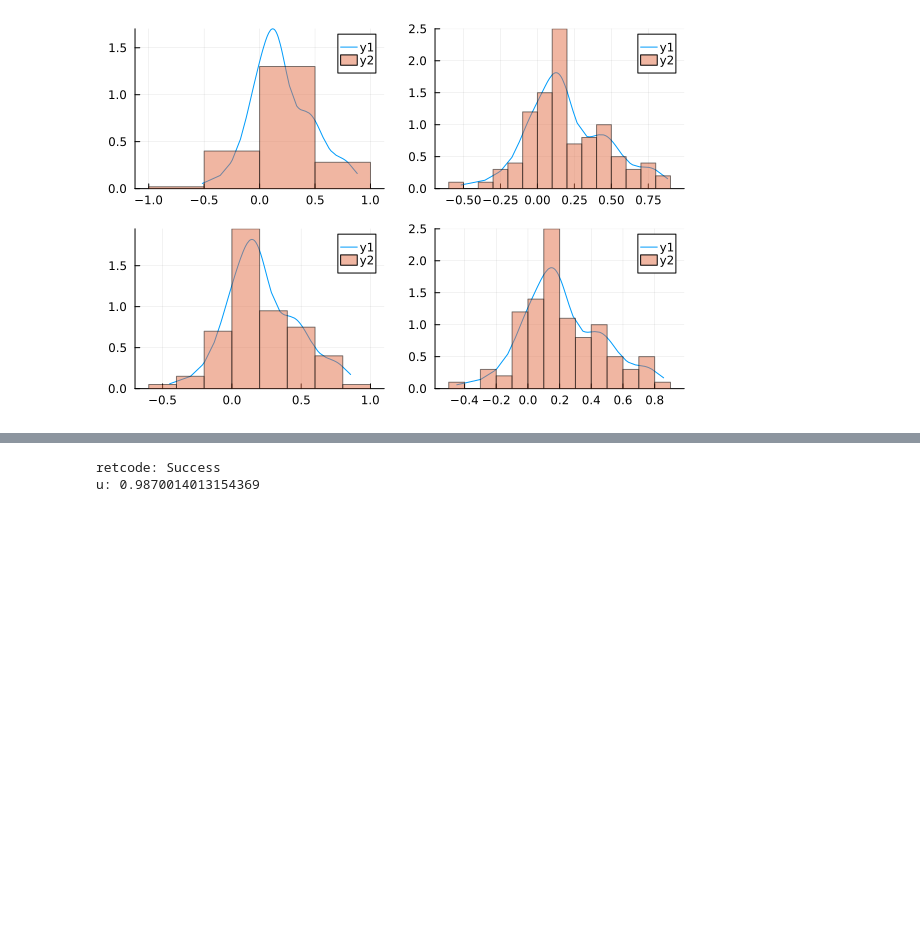
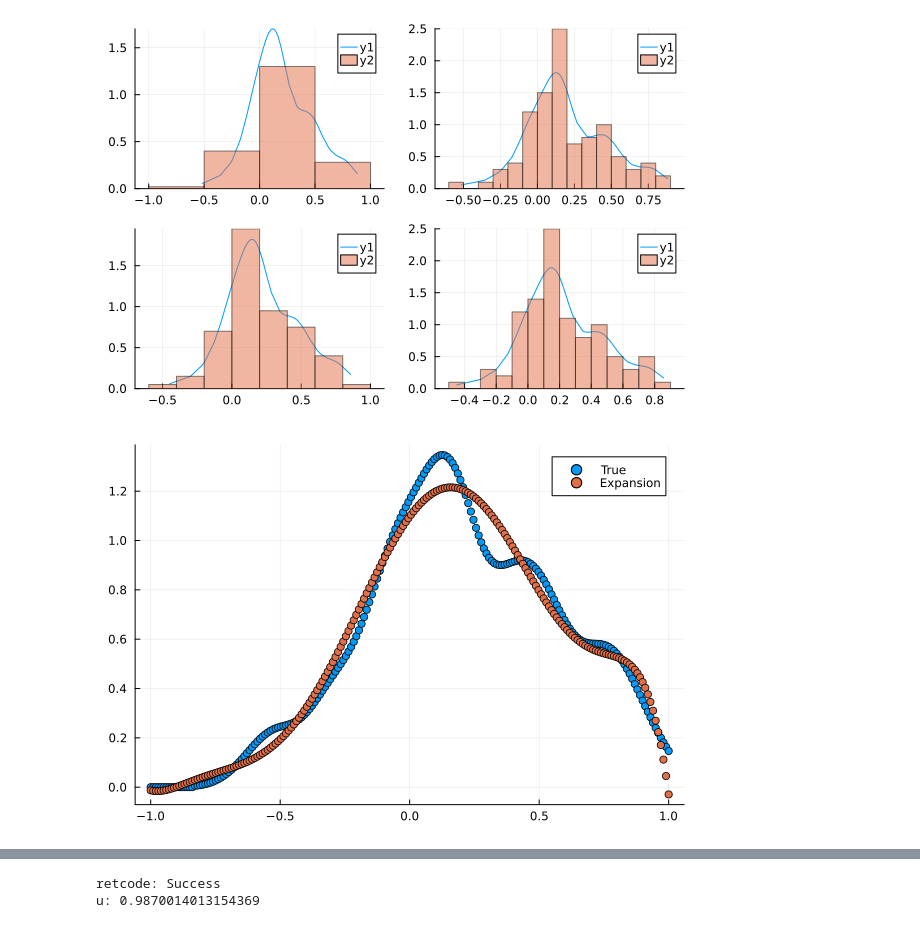
Before and after one commit to jmoo2880/QuantumInspiredML, a Jupyter notebook: LogLoss/meeting.ipynb, the cells around one changed output, grey strips where cells are left out. Drawn from its saved outputs; the diff is of its cells as text; code cells hidden in the pictures; blank space fills up the shorter version.

```diff
--- a/LogLoss/meeting.ipynb
+++ b/LogLoss/meeting.ipynb
@@ -93,15 +94,39 @@ ys = pdf(kdense, xs)
 
 wf = sqrt.(ys);
 # %%
-d = 5
-nterms = 60#100*d
+d = 8
+nterms = 10*d
 
 legfuncs = []
 expansion = []
 for i in 0:nterms-1
     ysi = Pl.(xs, i; norm = Val(:normalized))
     push!(legfuncs, ysi)
     problem = SampledIntegralProblem(wf .* ysi, xs)
     method = TrapezoidalRule()
     push!(expansion, solve(problem, method).u)
 end
+
+ysexp = zeros(length(ys))
+ysappr = zeros(length(ys))
+
+for (i,w) in enumerate(expansion)
+
+    ysexp .+= w .* legfuncs[i]
+
+end
+
+inds = partialsortperm(abs2.(expansion), 1:d; rev=true)
+
+for i in inds
+
+    ysappr .+= expansion[i] .* legfuncs[i]
+
+end
+
+
+scatter(xs, wf; label="True")
+#scatter!(xs, ysexp; label="Series")
+scatter!(xs, ysappr; label="Expansion")
+# %% [output]
+[figure, added]
```
Also changed, not shown: parts of 6 cells of this notebook, 4 other files.
